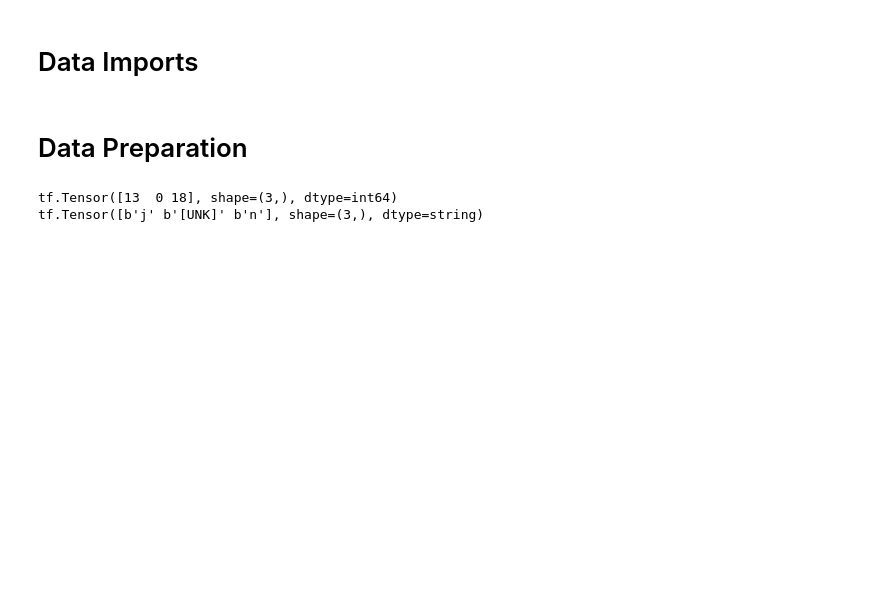
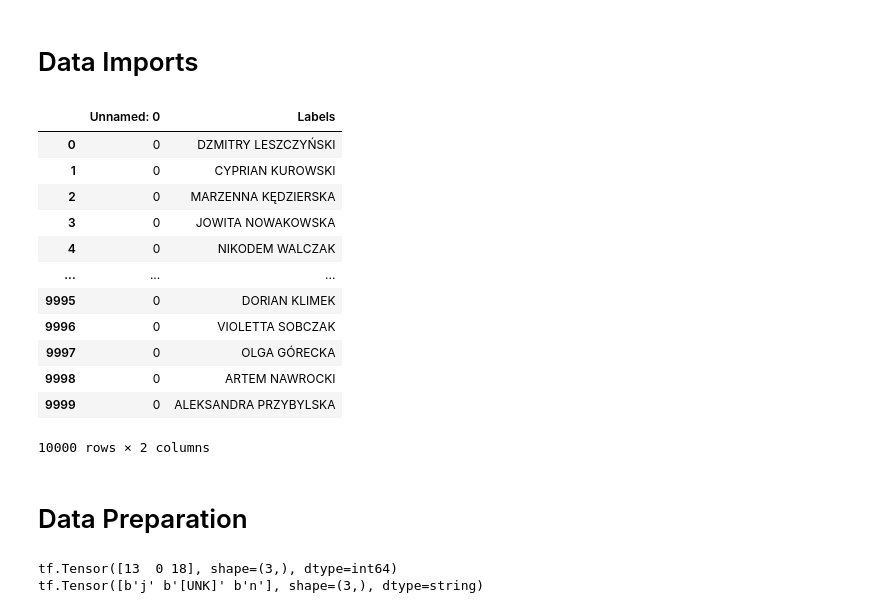
Before and after one commit to JanGorczynski/Embeded-Signature-Recognizer, a Jupyter notebook: Text_extraction.ipynb, the cells around one changed output. Saved outputs shown, nothing was run; the diff lists cells and outputs as text; code cells hidden in the pictures; blank space fills up the shorter version.

```diff
--- a/Text_extraction.ipynb
+++ b/Text_extraction.ipynb
@@ -14,6 +14,22 @@ from tensorflow import keras
 from tensorflow.keras import layers
 from tensorflow.keras.preprocessing.sequence import pad_sequences
 # %%
-df_train = pd.read_csv("Training_data/data.csv")
-df_test = pd.read_csv("Test_data/data.csv")
+df_train = pd.read_csv("NN_TRAIN/data.csv")
+df_test = pd.read_csv("NN_TEST/data.csv")
+# %%
+df_train
+# %% [output]
+|  | Unnamed: 0 | Labels |
+| 0 | 0 | DZMITRY LESZCZYŃSKI |
+| 1 | 0 | CYPRIAN KUROWSKI |
+| 2 | 0 | MARZENNA KĘDZIERSKA |
+| 3 | 0 | JOWITA NOWAKOWSKA |
+| 4 | 0 | NIKODEM WALCZAK |
+| ... | ... | ... |
+| 9995 | 0 | DORIAN KLIMEK |
+| 9996 | 0 | VIOLETTA SOBCZAK |
+| 9997 | 0 | OLGA GÓRECKA |
+| 9998 | 0 | ARTEM NAWROCKI |
+| 9999 | 0 | ALEKSANDRA PRZYBYLSKA |
+10000 rows × 2 columns
 # %%
```
Also changed, not shown: parts of 17 cells of this notebook, 3 other files.
